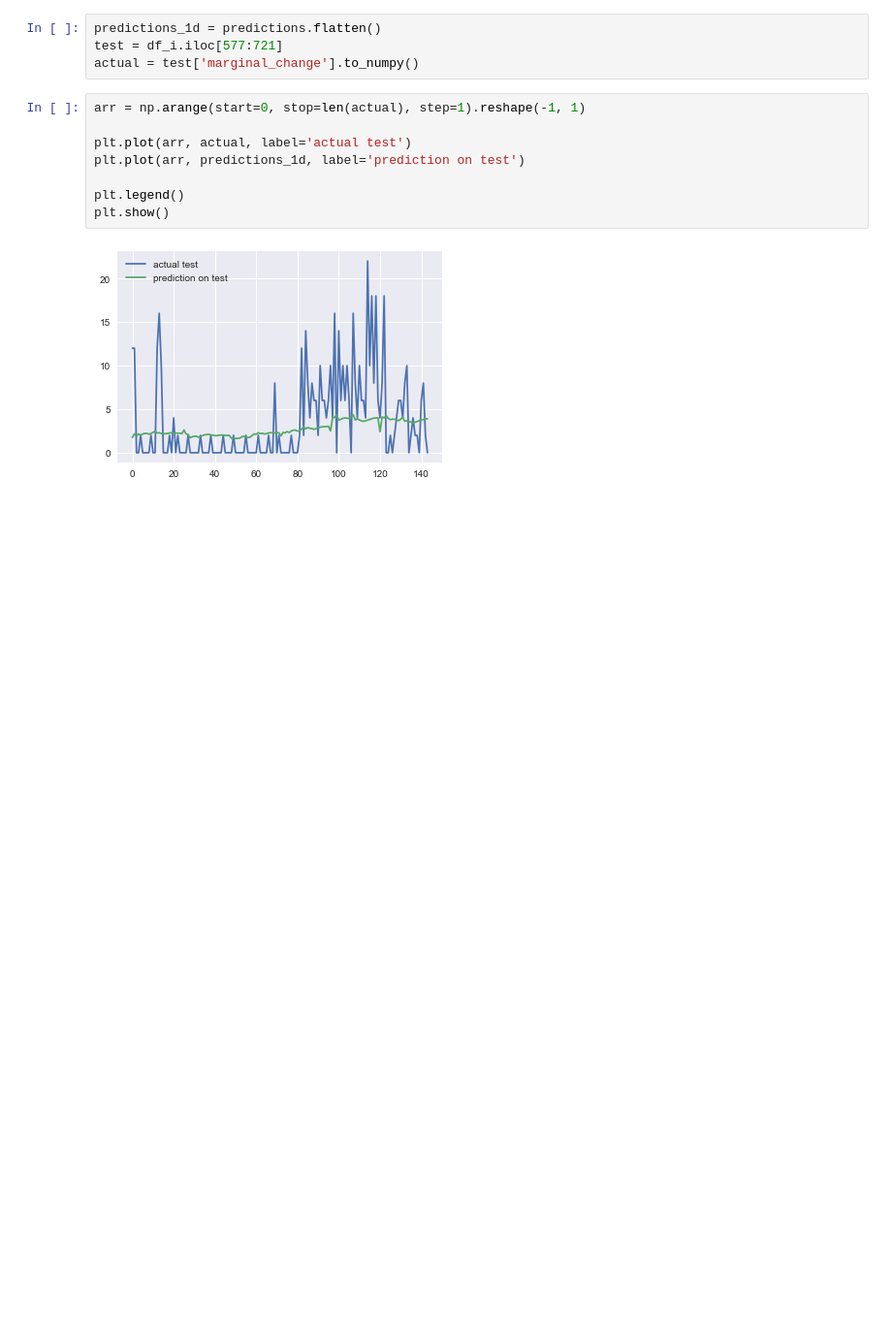
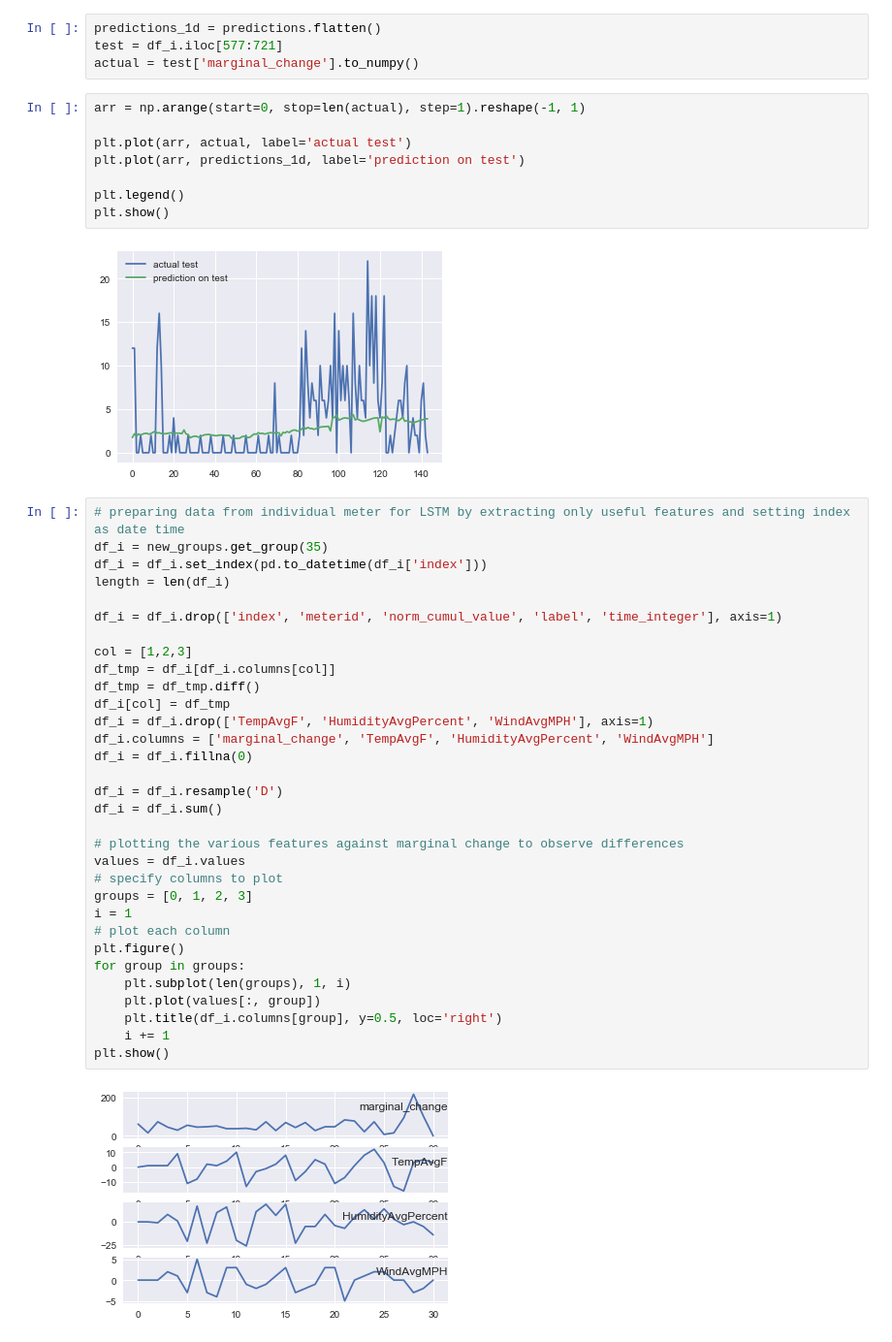
Before and after one commit to melvintzw/ee4211, a Jupyter notebook: part3_final.ipynb, the cells around one changed output. Shown at 97% size. Cells and saved outputs as stored; diff of their text form; blank space fills up the shorter version.

```diff
--- a/part3_final.ipynb
+++ b/part3_final.ipynb
@@ -383,3 +345,37 @@ plt.legend()
 plt.show()
 # %% [output]
 [figure]
+# %%
+# preparing data from individual meter for LSTM by extracting only useful features and setting index as date time
+df_i = new_groups.get_group(35)
+df_i = df_i.set_index(pd.to_datetime(df_i['index']))
+length = len(df_i)
+
+df_i = df_i.drop(['index', 'meterid', 'norm_cumul_value', 'label', 'time_integer'], axis=1)
+
+col = [1,2,3]
+df_tmp = df_i[df_i.columns[col]]
+df_tmp = df_tmp.diff()
+df_i[col] = df_tmp
+df_i = df_i.drop(['TempAvgF', 'HumidityAvgPercent', 'WindAvgMPH'], axis=1)
+df_i.columns = ['marginal_change', 'TempAvgF', 'HumidityAvgPercent', 'WindAvgMPH']
+df_i = df_i.fillna(0)
+
+df_i = df_i.resample('D')
+df_i = df_i.sum()
+
+# plotting the various features against marginal change to observe differences
+values = df_i.values
+# specify columns to plot
+groups = [0, 1, 2, 3]
+i = 1
+# plot each column
+plt.figure()
+for group in groups:
+	plt.subplot(len(groups), 1, i)
+	plt.plot(values[:, group])
+	plt.title(df_i.columns[group], y=0.5, loc='right')
+	i += 1
+plt.show()
+# %% [output]
+[figure, added]
```
Also changed, not shown: parts of 9 cells of this notebook.
